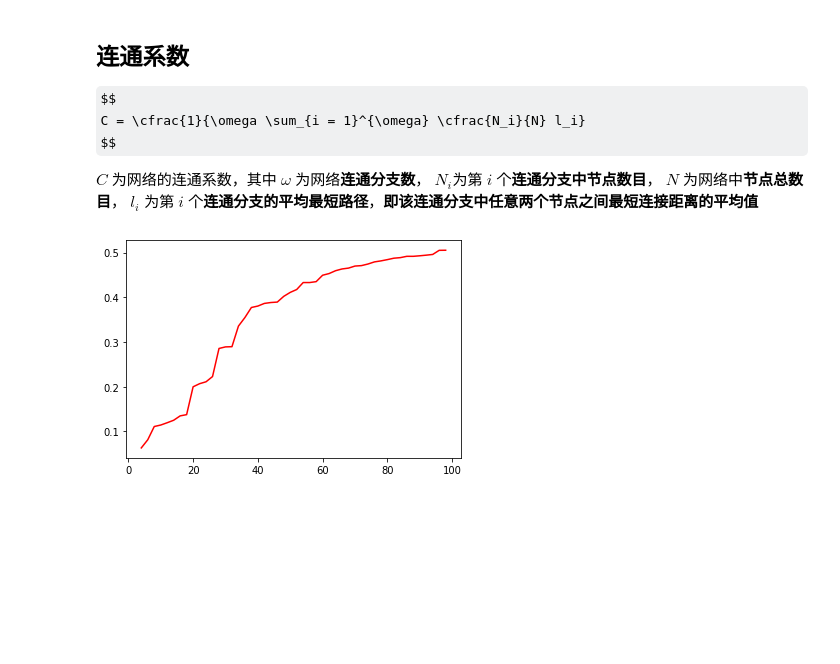
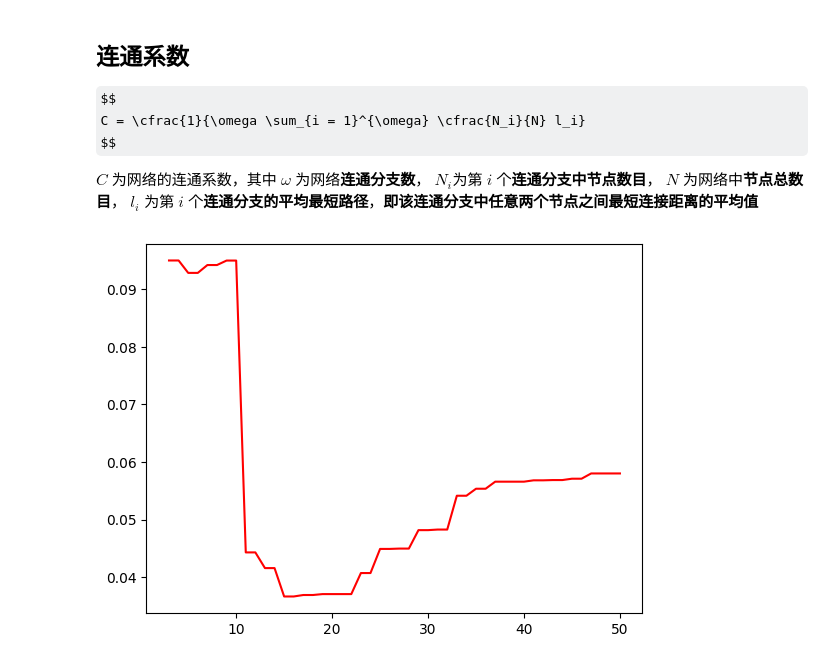
Before and after one commit to Peagger/indicators, a Jupyter notebook: ConnectivityCoefficient/ConnectivityCoefficient/connectivityCoefficient.ipynb, the cells around one changed output. Cells and saved outputs as stored; diff of their text form; code cells hidden in the pictures; some formulas as TeX source; blank space fills up the shorter version.

```diff
--- a/ConnectivityCoefficient/ConnectivityCoefficient/connectivityCoefficient.ipynb
+++ b/ConnectivityCoefficient/ConnectivityCoefficient/connectivityCoefficient.ipynb
@@ -16,3 +16,9 @@ df
 | 24313 | Node: 48 | Time: +98s | 10.1.1.46 | 10.1.1.46 | 1 | 1 |
 | 24314 | Node: 49 | Time: +98s | 10.1.1.7 | 10.1.1.7 | 1 | 1 |
 24315 rows × 6 columns
+# %%
+df=pd.read_csv('../../routes.csv', header = None)
+df=df[~(df[0]=='Node')]
+df.dropna(axis=0,inplace = True)
+df.reset_index(drop=True, inplace=True)
+df
@@ -19,9 +39,9 @@ df
 # %%
 dic = {}
 for index in range(df.shape[0]):
-    t = eval(df[1][index][8: -1])
-    startNode = eval(df[0][index][6:]) + 1
-    nextNode = eval(df[3][index][8:])
+    t = eval(df[1][index][1: -1])
+    startNode = eval(df[0][index]) + 1
+    nextNode = eval(df[3][index][7:])
     nowDistance = df[5][index]
     dic.setdefault(t, {}).setdefault(startNode, []).append(nextNode)
 dic[4]
@@ -79,12 +101,12 @@ $$
 # %%
 import matplotlib.pyplot as plt
 x_time = []
-for i in range(4, 100, 2):
+for i in range(3, 51, 1):
     x_time.append(i)
 plt.plot(x_time, C, color = 'red', label = 'connectivityCoefficient')
 
 plt.show()
 # %% [output]
-[figure, old version]
+[figure, new version]
 # %%
 x_time = []
```
Also changed, not shown: parts of 4 cells of this notebook, 2 other files.
